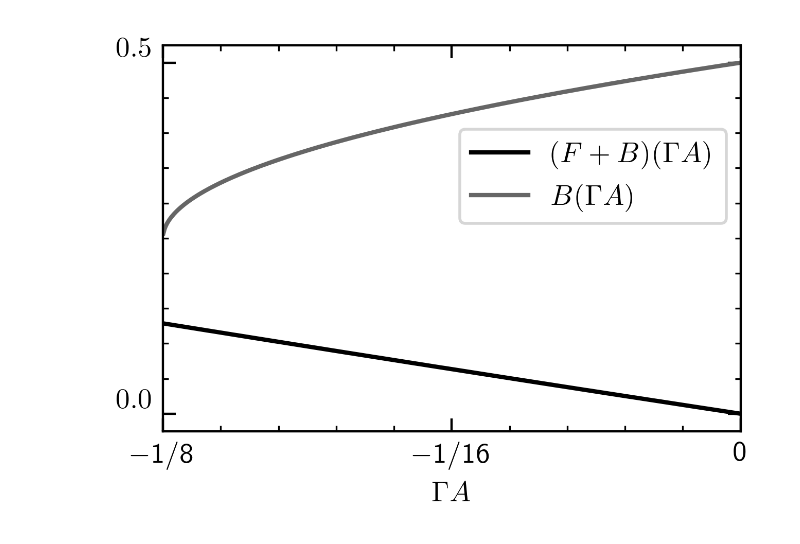
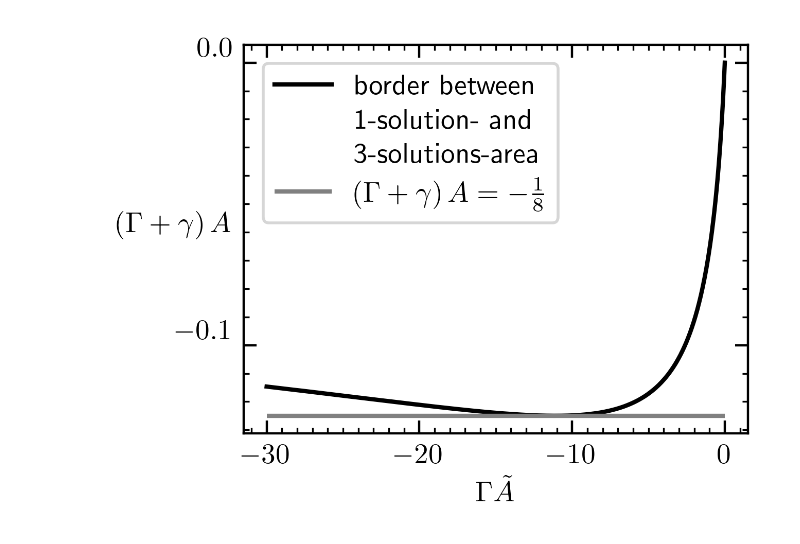
Before and after one commit to ChriGomm/Bachelor_sympy, a Jupyter notebook: plotting _scheme.ipynb, the cells around one changed output. Drawn from its saved outputs; the diff is of its cells as text; code cells hidden in the pictures.

```diff
--- a/plotting _scheme.ipynb
+++ b/plotting _scheme.ipynb
@@ -8,32 +8,37 @@ import matplotlib.pyplot as plt
 import matplotlib.ticker as ticker
 cm = 1/2.54
 width = 8*cm
-name_of_plot = "k=w_F|B_numn_of_fixp.pdf"
-major_xtick_step = 1/16
-minor_xtick_step = 0.05/4
-major_ytick_step = 0.5
-minor_ytick_step = 0.05
-STRIP_OF_ZEROS_X = True
+name_of_plot = "phase_A_Atilde.pdf"
+major_xtick_step = 10
+minor_xtick_step = 1
+major_ytick_step = 0.1
+minor_ytick_step = 0.01
+STRIP_OF_ZEROS_X = False
 STRIP_OF_ZEROS_Y = False
 
-A = np.linspace(-1/8+1/10**4,0-1/10**4,500)
-B = 2*A/(-1+np.sqrt(1+8*A))
+A = np.linspace(-30+1/10**4,0-1/10**4,500)
+# B = 2*A/(-1+np.sqrt(1+8*A))
+
 y = (2+np.sqrt(1-3*A))/3
 F = 2*y**3-2*y**2
-
+G = ((2*A/F+1)**2-1)/8
+H = 2*A/F+1
+K = A/G
 
 fig, ax = plt.subplots(1,1,layout='constrained',figsize=(width,4.8/6.4*width),dpi=400)
 
-ax.plot(A,F,color='0')
-ax.plot(A,B,color='0.4')
+ax.plot(A,G,color='0')
+ax.hlines(y=-1/8,xmin=A[0],xmax=A[-1],color='0.5')
+# ax[1].plot(A,H,color='0')
+# ax.plot(A,-A,color='0.4')
 
 # axlimits have to be adapted
-ax.set_xlim(-1/8,0)
+# ax.set_xlim(-1/8,0)
 # ax.set_ylim(0,2)
 
 # legend has to be adapted
-plt.legend([r'$(F+B)(\Gamma A)$',r'$B(\Gamma A)$'],loc='right',bbox_to_anchor=(1,0.66))
-
+# plt.legend([r"$(F'+B')(\Gamma \tilde{A})$",r"$B'(\Gamma \tilde{A})$"],loc='right',bbox_to_anchor=(1,0.66))
+plt.legend([r'\,\\border between\\1-solution- and\\3-solutions-area',r'$(\Gamma+\gamma)\,A=-\frac{1}{8}$'],loc='upper left',bbox_to_anchor=(0.01,0.99))
 plt.rcParams["axes.unicode_minus"]=True
 plt.rcParams["font.size"]=10
 plt.rcParams["text.usetex"]=True
@@ -44,33 +49,34 @@ plt.rcParams["font.serif"]="Computer Modern Serif"
 #     else:
 #         if str(x).rstrip(".0"):
 #             return str(x).rstrip(".0")
 #     return "0"
 def strip0(x,pos):
     if x==0:
         return "0"
     if x<-3/16/2:
         return u'\u2212'+ '1/8' #str(x).rstrip(".0").lstrip("-")
     else:
         return u'\u2212'+ '1/16'
     #     if str(x).rstrip(".0"):
     #         return str(x).rstrip(".0")
     # return "0"
 ax.yaxis.set_major_locator(ticker.MultipleLocator(major_ytick_step))
 ax.yaxis.set_minor_locator(ticker.MultipleLocator(minor_ytick_step))
 ax.xaxis.set_major_locator(ticker.MultipleLocator(major_xtick_step))
 ax.xaxis.set_minor_locator(ticker.MultipleLocator(minor_xtick_step))
 if STRIP_OF_ZEROS_X:
     ax.xaxis.set_major_formatter(ticker.FuncFormatter(strip0))
 if STRIP_OF_ZEROS_Y:
     ax.yaxis.set_major_formatter(ticker.FuncFormatter(strip0))
 ax.tick_params(axis='x',direction='in',which='both',bottom=True,top=True,labelbottom=True)
 ax.tick_params(axis='both',which='major',length=4.5)
 ax.tick_params(axis='y',direction='in',which='both',left=True,right=True,labelleft=True)
-ax.set_xlabel(r'$\Gamma A$')
+ax.set_xlabel(r'$\Gamma \tilde{A}$')
+ax.set_ylabel(r'$(\Gamma+\gamma)\,A$',rotation=0,labelpad=0)
 plt.setp(ax.yaxis.get_majorticklabels(),va='bottom')
 
 
 # save figure
-plt.savefig('/home/christian/Documents/Bachelor/protocol/'+name_of_plot,bbox_inches='tight')
+plt.savefig('/home/christian/Documents/Bachelor/protocol/pictures/'+name_of_plot,bbox_inches='tight')
 # %% [output]
-[figure, old version]
+[figure, new version]
```
Also changed, not shown: parts of 2 cells of this notebook, 1 other file.
